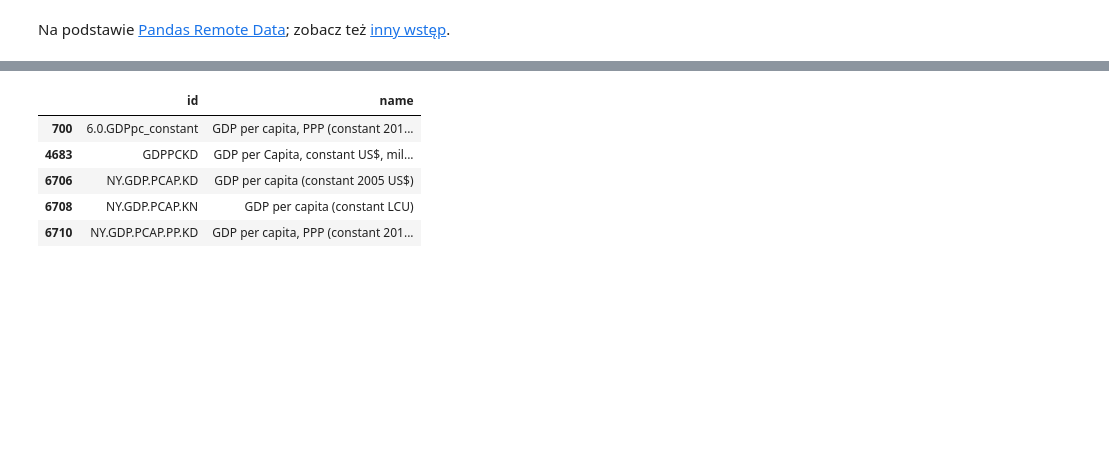
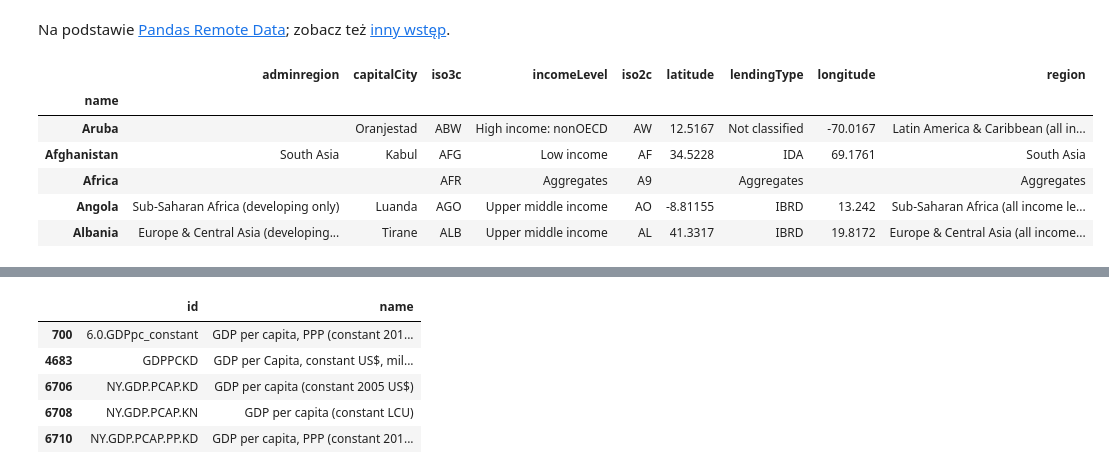
Before and after one commit to DELabUW/szkola-letnia-2015, a Jupyter notebook: demo/worldbank.ipynb, the cells around one changed output, grey strips where cells are left out. Cells and saved outputs as stored; diff of their text form; code cells hidden in the pictures; blank space fills up the shorter version.

```diff
--- a/demo/worldbank.ipynb
+++ b/demo/worldbank.ipynb
@@ -8,0 +11,10 @@ Na podstawie [Pandas Remote Data](http://pandas.pydata.org/pandas-docs/stable/re
+# %%
+kraje.head()
+# %% [output]
+|  | adminregion | capitalCity | iso3c | incomeLevel | iso2c | latitude | lendingType | longitude | region |
+| name |  |  |  |  |  |  |  |  |  |
+| Aruba |  | Oranjestad | ABW | High income: nonOECD | AW | 12.5167 | Not classified | -70.0167 | Latin America & Caribbean (all in... |
+| Afghanistan | South Asia | Kabul | AFG | Low income | AF | 34.5228 | IDA | 69.1761 | South Asia |
+| Africa |  |  | AFR | Aggregates | A9 |  | Aggregates |  | Aggregates |
+| Angola | Sub-Saharan Africa (developing only) | Luanda | AGO | Upper middle income | AO | -8.81155 | IBRD | 13.242 | Sub-Saharan Africa (all income le... |
+| Albania | Europe & Central Asia (developing... | Tirane | ALB | Upper middle income | AL | 41.3317 | IBRD | 19.8172 | Europe & Central Asia (all income... |
```
Also changed, not shown: parts of 11 cells of this notebook.
